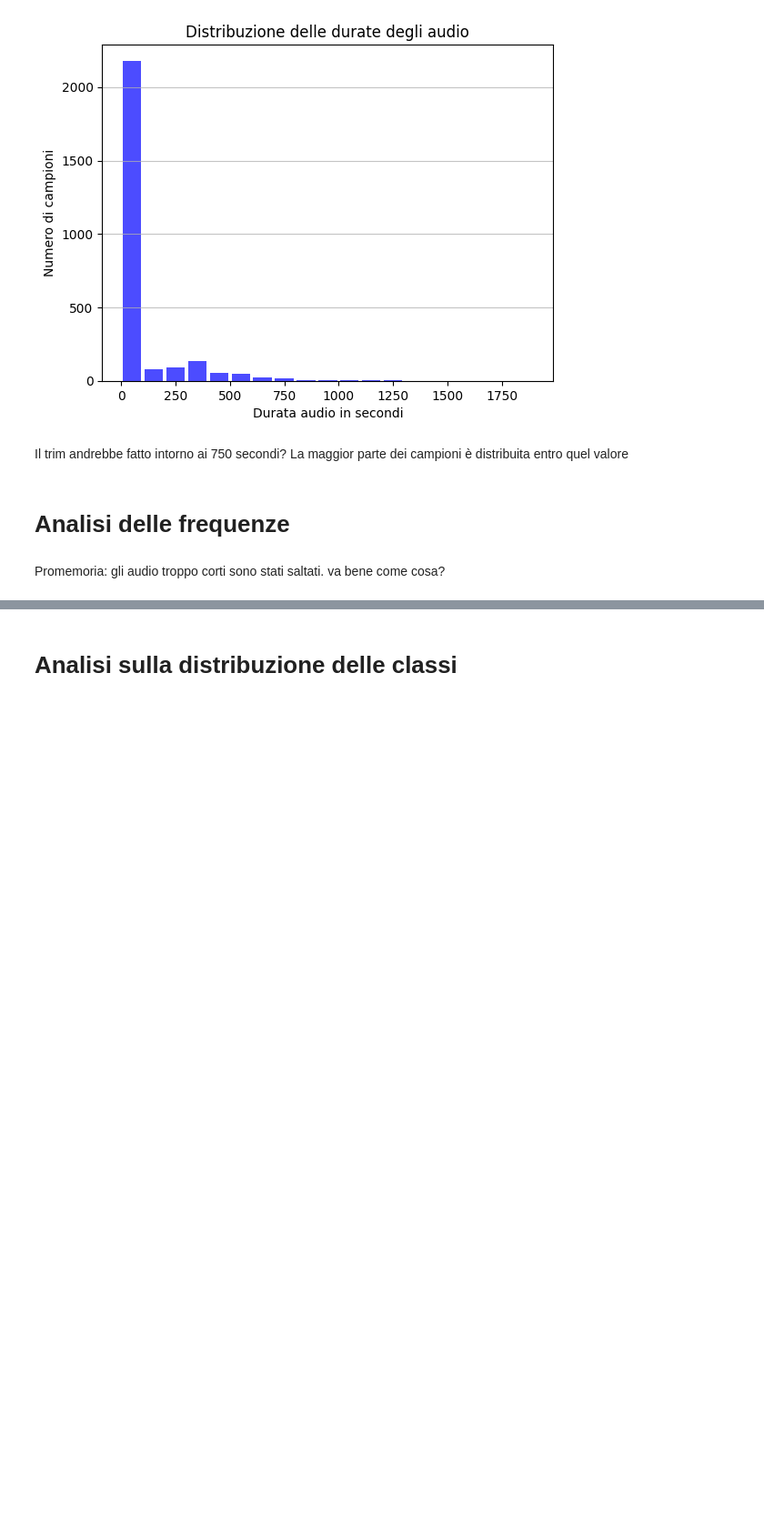
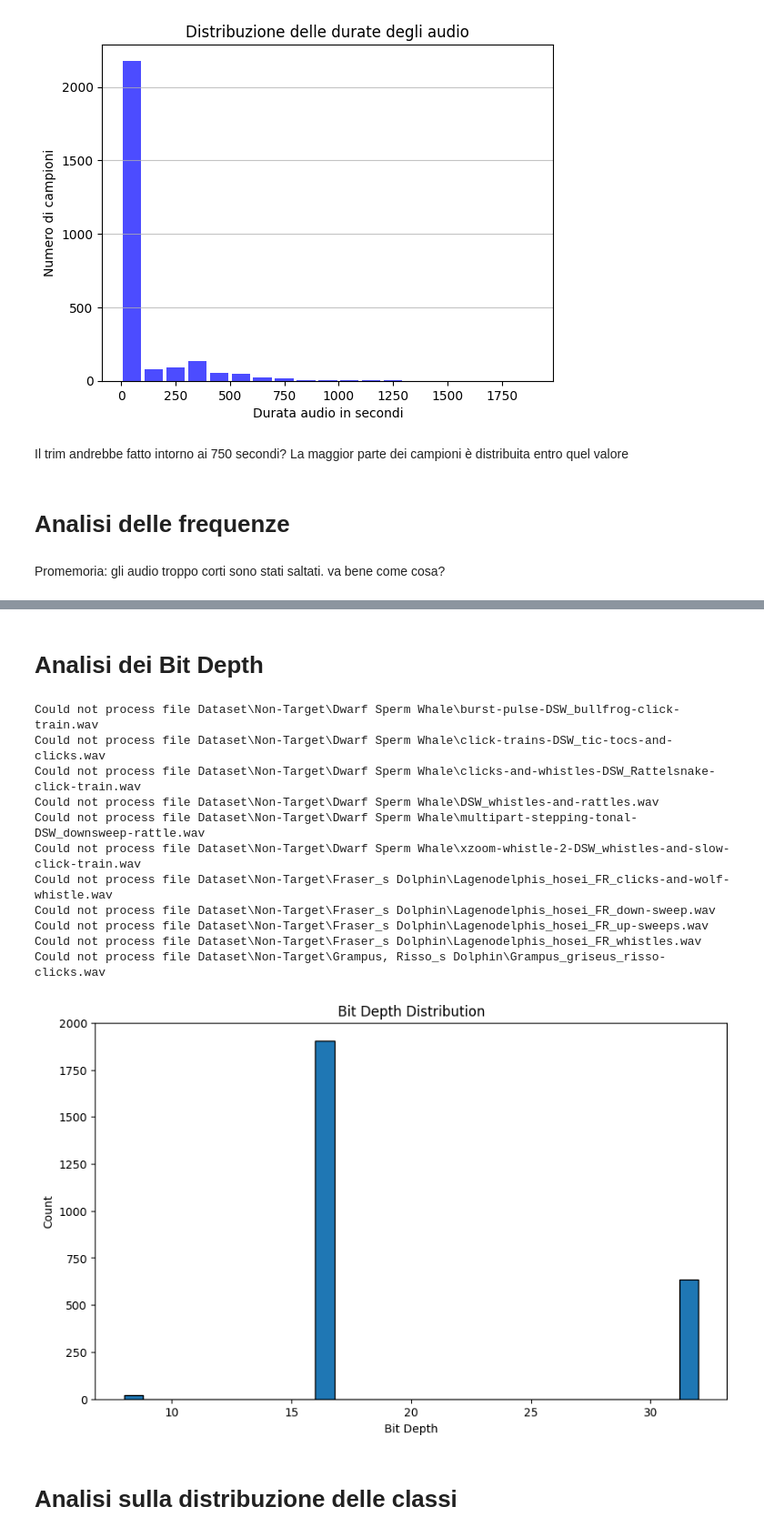
Before and after one commit to frenkmadda/UnderwaterSoundsClassification, a Jupyter notebook: test.ipynb, the cells around one changed output, grey strips where cells are left out. Shown at 91% size. Cells and saved outputs as stored; diff of their text form; code cells hidden in the pictures; blank space fills up the shorter version.

Commit message:
bit depth

```diff
--- a/test.ipynb
+++ b/test.ipynb
@@ -147,6 +187,47 @@ utils.plot_channels(channels)
+# %% [markdown]
+# Analisi dei Bit Depth
 # %%
-bitrates = utils.analyze_bitrate(audio_files)
-utils.plot_bitrates(bitrates)
+from pydub import AudioSegment
+import matplotlib.pyplot as plt
+import os
+
+def analyze_and_plot_bit_depth(audio_files):
+    bit_depths = []
+    for file in audio_files:
+        if file.lower().endswith('.mp3'):  # Ignora i file .mp3
+            continue
+        try:
+            audio = AudioSegment.from_file(file)
+            bit_depth = audio.sample_width * 8  # Convert sample width to bit depth
+            bit_depths.append(bit_depth)
+        except:
+            print(f"Could not process file {file}")
+            continue
+
+    # Crea un plot a barre della distribuzione delle bit depth
+    plt.figure(figsize=(10, 6))
+    plt.hist(bit_depths, bins=30, edgecolor='black')
+    plt.xlabel('Bit Depth')
+    plt.ylabel('Count')
+    plt.title('Bit Depth Distribution')
+    plt.show()
+
+# Utilizzo della funzione
+audio_files = utils.get_audio_files('Dataset/df_paths.csv')
+analyze_and_plot_bit_depth(audio_files)
+# %% [output]
+Could not process file Dataset\Non-Target\Dwarf Sperm Whale\burst-pulse-DSW_bullfrog-click-train.wav
+Could not process file Dataset\Non-Target\Dwarf Sperm Whale\click-trains-DSW_tic-tocs-and-clicks.wav
+Could not process file Dataset\Non-Target\Dwarf Sperm Whale\clicks-and-whistles-DSW_Rattelsnake-click-train.wav
+Could not process file Dataset\Non-Target\Dwarf Sperm Whale\DSW_whistles-and-rattles.wav
+Could not process file Dataset\Non-Target\Dwarf Sperm Whale\multipart-stepping-tonal-DSW_downsweep-rattle.wav
+Could not process file Dataset\Non-Target\Dwarf Sperm Whale\xzoom-whistle-2-DSW_whistles-and-slow-click-train.wav
+Could not process file Dataset\Non-Target\Fraser_s Dolphin\Lagenodelphis_hosei_FR_clicks-and-wolf-whistle.wav
+Could not process file Dataset\Non-Target\Fraser_s Dolphin\Lagenodelphis_hosei_FR_down-sweep.wav
+Could not process file Dataset\Non-Target\Fraser_s Dolphin\Lagenodelphis_hosei_FR_up-sweeps.wav
+Could not process file Dataset\Non-Target\Fraser_s Dolphin\Lagenodelphis_hosei_FR_whistles.wav
+Could not process file Dataset\Non-Target\Grampus, Risso_s Dolphin\Grampus_griseus_risso-clicks.wav
+[figure, added]
 # %% [markdown]
 # Analisi sulla distribuzione delle classi
 # %%
```
Also changed, not shown: parts of 9 cells of this notebook.
